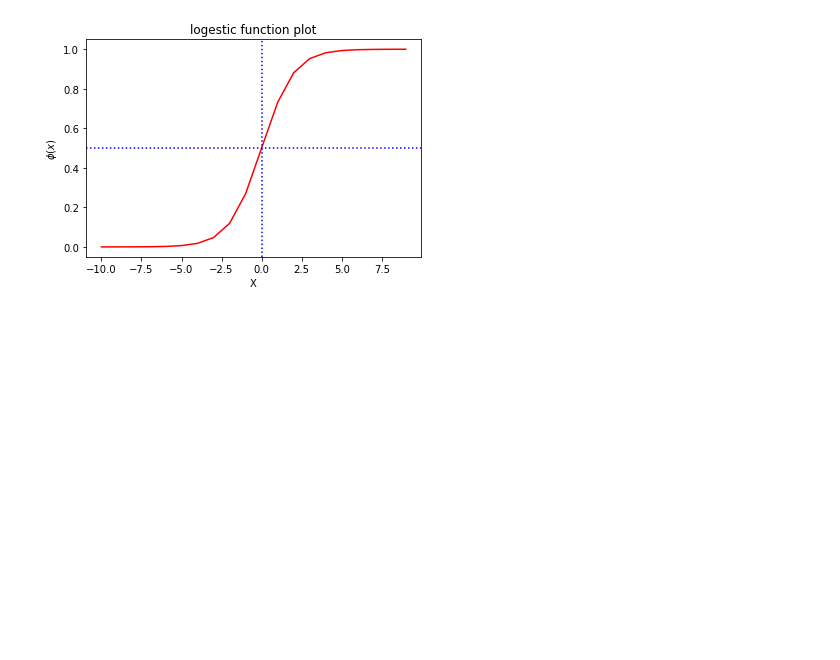
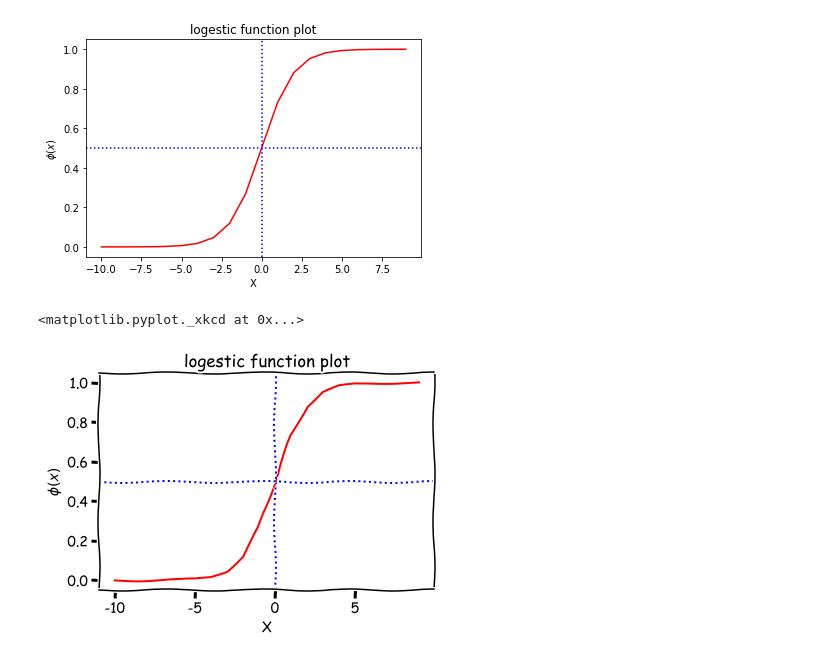
Before and after one commit to Abtinz/Machine-Learning-with-Python, a Jupyter notebook: Intro/logestic_plot/logestic_plot.ipynb, the cells around one changed output. Drawn from its saved outputs; the diff is of its cells as text; code cells hidden in the pictures; blank space fills up the shorter version.

```diff
--- a/Intro/logestic_plot/logestic_plot.ipynb
+++ b/Intro/logestic_plot/logestic_plot.ipynb
@@ -18,3 +18,16 @@ plt.ylabel('$\phi (x)$')
 plt.title("logestic function plot");
 # %% [output]
 [figure]
+# %%
+plt.xkcd()
+# %% [output]
+<matplotlib.pyplot._xkcd at 0x...>
+# %%
+plt.plot(x,phiz,'r')
+plt.axvline(0, ls = 'dotted' , color = 'b')
+plt.axhline(0.5, ls = 'dotted' , color = 'b')
+plt.xlabel('X')
+plt.ylabel('$\phi (x)$')
+plt.title("logestic function plot");
+# %% [output]
+[figure, added]
```
